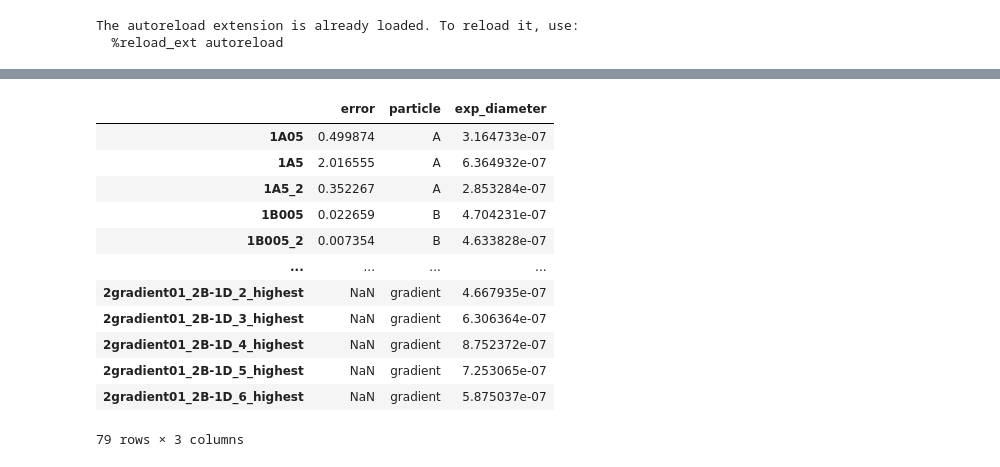
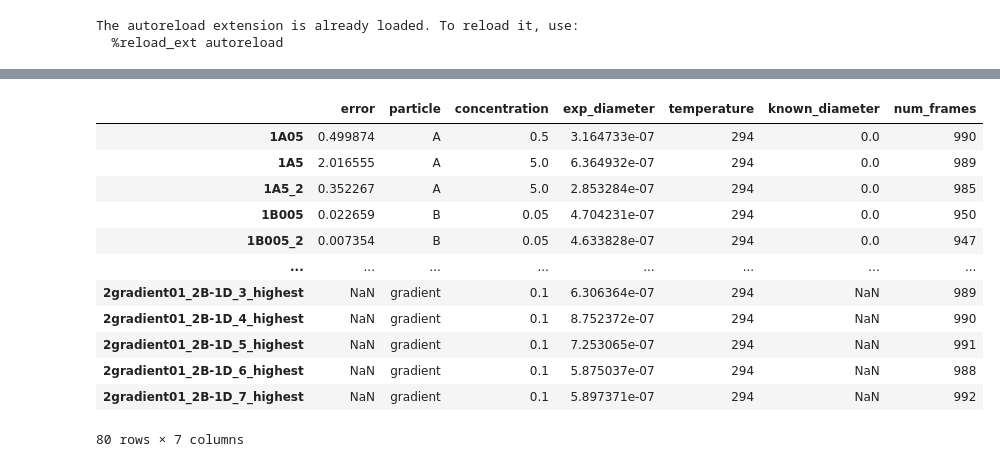
Before and after one commit to JeppeKlitgaard/DCF, a Jupyter notebook: notebooks/ddm.ipynb, the cells around one changed output, grey strips where cells are left out. Cells and saved outputs as stored; diff of their text form; code cells hidden in the pictures.

```diff
--- a/notebooks/ddm.ipynb
+++ b/notebooks/ddm.ipynb
@@ -114,16 +114,16 @@ df
-# %%
-df[["error", "particle", "exp_diameter"]]
-# %% [output]
-|  | error | particle | exp_diameter |
-| 1A05 | 0.499874 | A | 3.164733e-07 |
-| 1A5 | 2.016555 | A | 6.364932e-07 |
-| 1A5_2 | 0.352267 | A | 2.853284e-07 |
-| 1B005 | 0.022659 | B | 4.704231e-07 |
-| 1B005_2 | 0.007354 | B | 4.633828e-07 |
-| ... | ... | ... | ... |
-| 2gradient01_2B-1D_2_highest | NaN | gradient | 4.667935e-07 |
-| 2gradient01_2B-1D_3_highest | NaN | gradient | 6.306364e-07 |
-| 2gradient01_2B-1D_4_highest | NaN | gradient | 8.752372e-07 |
-| 2gradient01_2B-1D_5_highest | NaN | gradient | 7.253065e-07 |
-| 2gradient01_2B-1D_6_highest | NaN | gradient | 5.875037e-07 |
-79 rows × 3 columns
+# %%
+dfe = df[["particle", "concentration", "error", "exp_diameter", "known_diameter", "temperature", "known_diameter", "num_frames", ]]
+# %% [output]
+|  | error | particle | concentration | exp_diameter | temperature | known_diameter | num_frames |
+| 1A05 | 0.499874 | A | 0.5 | 3.164733e-07 | 294 | 0.0 | 990 |
+| 1A5 | 2.016555 | A | 5.0 | 6.364932e-07 | 294 | 0.0 | 989 |
+| 1A5_2 | 0.352267 | A | 5.0 | 2.853284e-07 | 294 | 0.0 | 985 |
+| 1B005 | 0.022659 | B | 0.05 | 4.704231e-07 | 294 | 0.0 | 950 |
+| 1B005_2 | 0.007354 | B | 0.05 | 4.633828e-07 | 294 | 0.0 | 947 |
+| ... | ... | ... | ... | ... | ... | ... | ... |
+| 2gradient01_2B-1D_3_highest | NaN | gradient | 0.1 | 6.306364e-07 | 294 | NaN | 989 |
+| 2gradient01_2B-1D_4_highest | NaN | gradient | 0.1 | 8.752372e-07 | 294 | NaN | 990 |
+| 2gradient01_2B-1D_5_highest | NaN | gradient | 0.1 | 7.253065e-07 | 294 | NaN | 991 |
+| 2gradient01_2B-1D_6_highest | NaN | gradient | 0.1 | 5.875037e-07 | 294 | NaN | 988 |
+| 2gradient01_2B-1D_7_highest | NaN | gradient | 0.1 | 5.897371e-07 | 294 | NaN | 992 |
+80 rows × 7 columns
```
Also changed, not shown: parts of 2 cells of this notebook, 8 other files.
